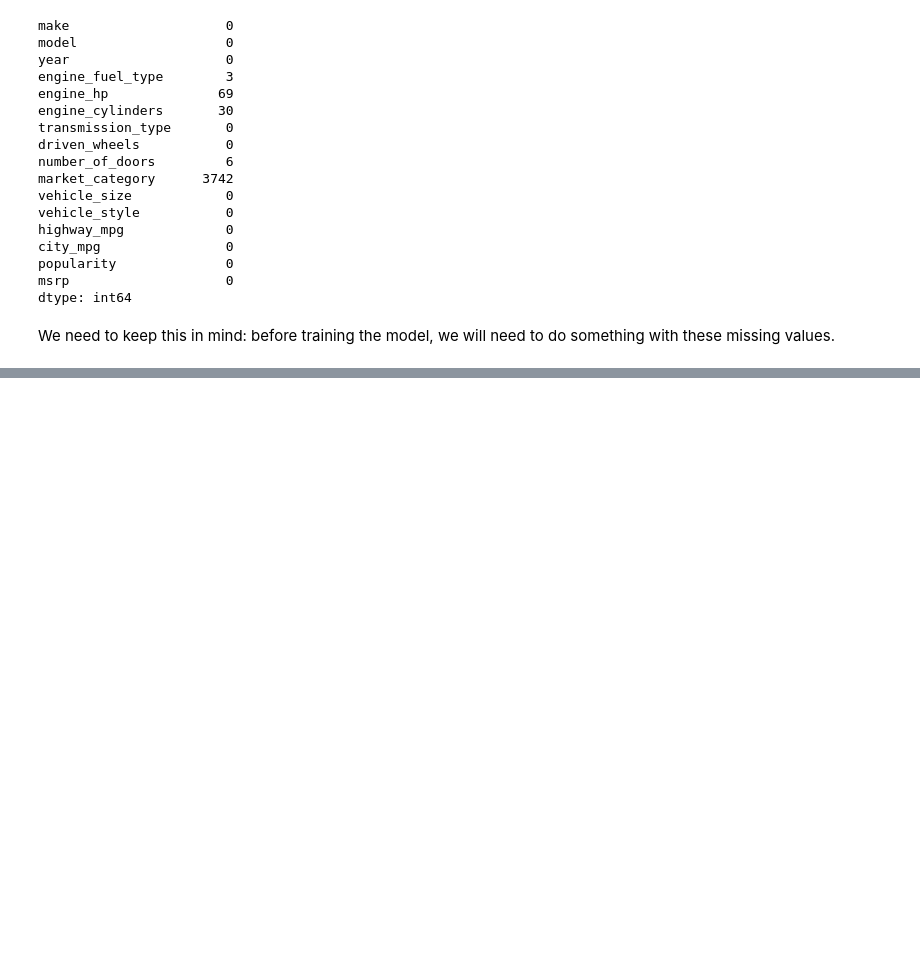
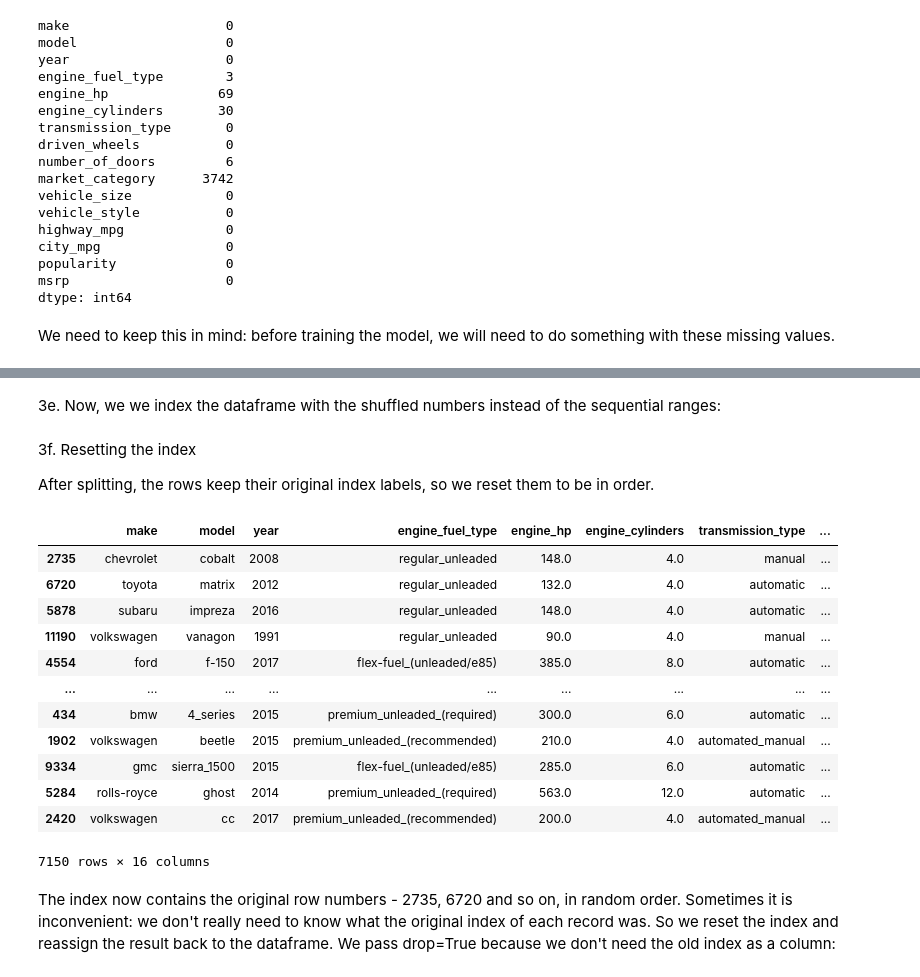
Before and after one commit to ameencode/ml-zoomcamp-course, a Jupyter notebook: regression/car_price_prediction.ipynb, the cells around one changed output, grey strips where cells are left out. Saved outputs shown, nothing was run; the diff lists cells and outputs as text; code cells hidden in the pictures; blank space fills up the shorter version.

```diff
--- a/regression/car_price_prediction.ipynb
+++ b/regression/car_price_prediction.ipynb
@@ -291,0 +309,8 @@ We need to keep this in mind: before training the model, we will need to do some
+# %%
+n = len(df)
+
+n_val = int(n * 0.2)
+n_test = int(n * 0.2)
+n_train = n - n_val - n_test
+
+print(n, n_val, n_test, n_train)
@@ -291,0 +361,43 @@ We need to keep this in mind: before training the model, we will need to do some
+# %%
+# Setting the reshuffle
+
+np.random.seed(2)       # for reproducibility, we set a random seed before shuffling
+
+idx = np.arange(n)
+np.random.shuffle(idx)      # it works in place, so we don’t write idx = np.random.shuffle(idx). That would set idx to None, since shuffle returns nothing.
+# %% [markdown]
+3e. Now, we we index the dataframe with the shuffled numbers instead of the sequential ranges:
+# %%
+# We start with df_train here
+
+df_train = df.iloc[idx[:n_train]]
+df_val = df.iloc[idx[n_train:n_train + n_val]]
+df_test = df.iloc[idx[n_train + n_val:]]
+# %% [markdown]
+3f. Resetting the index
+
+After splitting, the rows keep their original index labels, so we reset them to be in order.
+# %%
+# checking the lengths of the three dataframes:
+
+len(df_train), len(df_val), len(df_test)
+
+# check a df to see the index
+
+df_train
+# %% [output]
+|  | make | model | year | engine_fuel_type | engine_hp | engine_cylinders | transmission_type | ... |
+| 2735 | chevrolet | cobalt | 2008 | regular_unleaded | 148.0 | 4.0 | manual | ... |
+| 6720 | toyota | matrix | 2012 | regular_unleaded | 132.0 | 4.0 | automatic | ... |
+| 5878 | subaru | impreza | 2016 | regular_unleaded | 148.0 | 4.0 | automatic | ... |
+| 11190 | volkswagen | vanagon | 1991 | regular_unleaded | 90.0 | 4.0 | manual | ... |
+| 4554 | ford | f-150 | 2017 | flex-fuel_(unleaded/e85) | 385.0 | 8.0 | automatic | ... |
+| ... | ... | ... | ... | ... | ... | ... | ... | ... |
+| 434 | bmw | 4_series | 2015 | premium_unleaded_(required) | 300.0 | 6.0 | automatic | ... |
+| 1902 | volkswagen | beetle | 2015 | premium_unleaded_(recommended) | 210.0 | 4.0 | automated_manual | ... |
+| 9334 | gmc | sierra_1500 | 2015 | flex-fuel_(unleaded/e85) | 285.0 | 6.0 | automatic | ... |
+| 5284 | rolls-royce | ghost | 2014 | premium_unleaded_(required) | 563.0 | 12.0 | automatic | ... |
+| 2420 | volkswagen | cc | 2017 | premium_unleaded_(recommended) | 200.0 | 4.0 | automated_manual | ... |
+7150 rows × 16 columns
+# %% [markdown]
+The index now contains the original row numbers - 2735, 6720 and so on, in random order. Sometimes it is inconvenient: we don't really need to know what the original index of each record was. So we reset the index and reassign the result back to the dataframe. We pass drop=True because we don't need the old index as a column:
```
Also changed, not shown: parts of 17 cells of this notebook.
